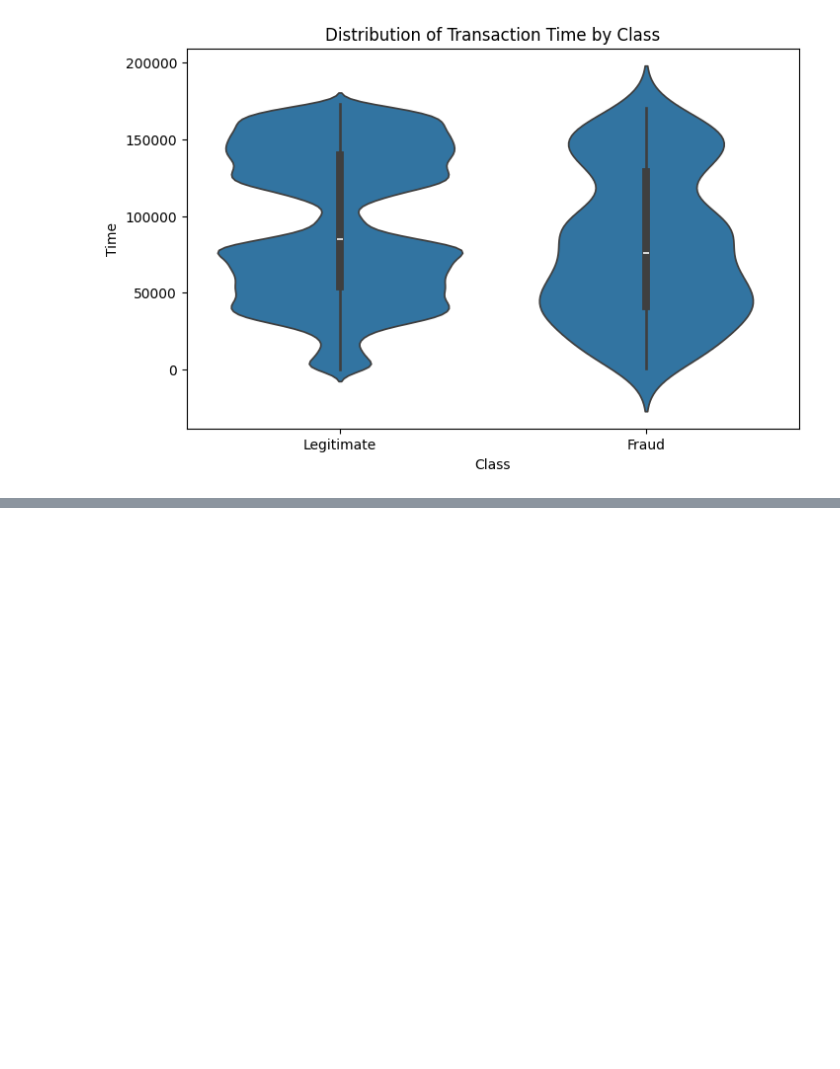
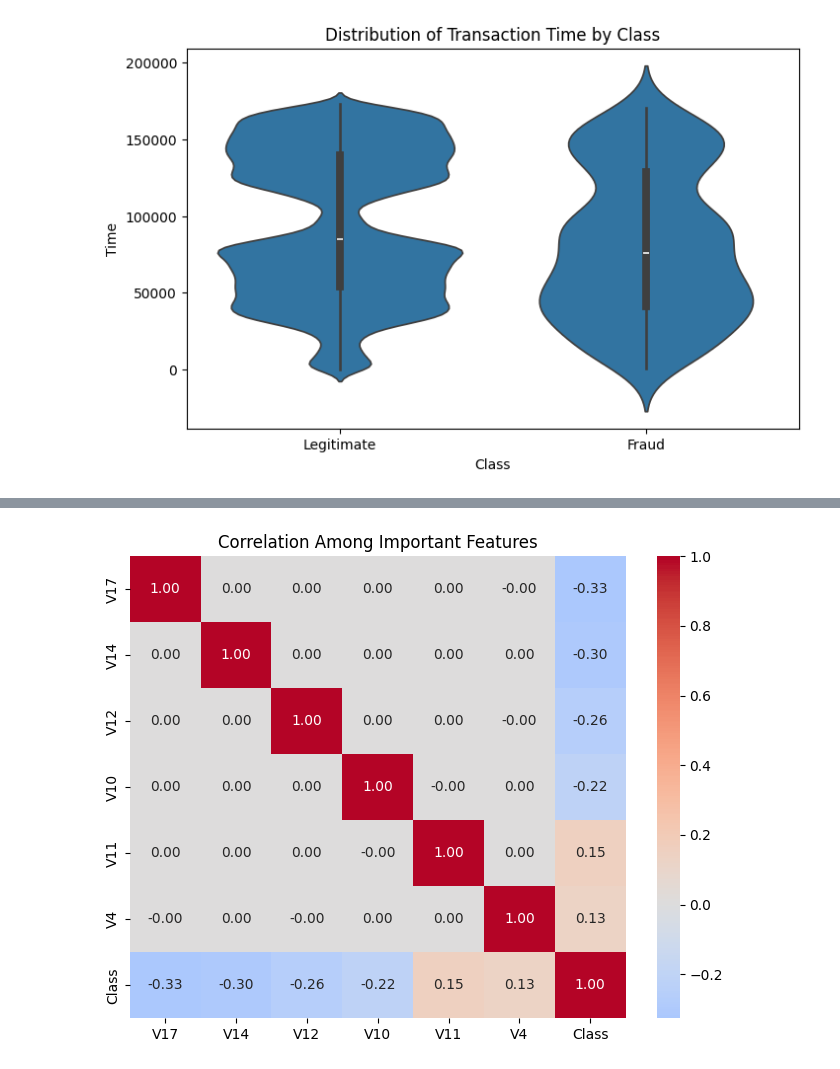
Before and after one commit to Shiri001/Credit-Card-Fraud-Detection-System, a Jupyter notebook: notebooks/01_EDA.ipynb, the cells around one changed output, grey strips where cells are left out. Drawn from its saved outputs; the diff is of its cells as text; code cells hidden in the pictures; blank space fills up the shorter version.

```diff
--- a/notebooks/01_EDA.ipynb
+++ b/notebooks/01_EDA.ipynb
@@ -358,0 +449,18 @@ plt.show()
+# %%
+important = ["V17", "V14", "V12", "V10", "V11", "V4", "Class"]
+
+plt.figure(figsize=(8,6))
+
+sns.heatmap(
+    df[important].corr(),
+    annot=True,
+    cmap="coolwarm",
+    center=0,
+    fmt=".2f"
+)
+
+plt.title("Correlation Among Important Features")
+
+plt.show()
+# %% [output]
+[figure, added]
```
Also changed, not shown: parts of 9 cells of this notebook.
